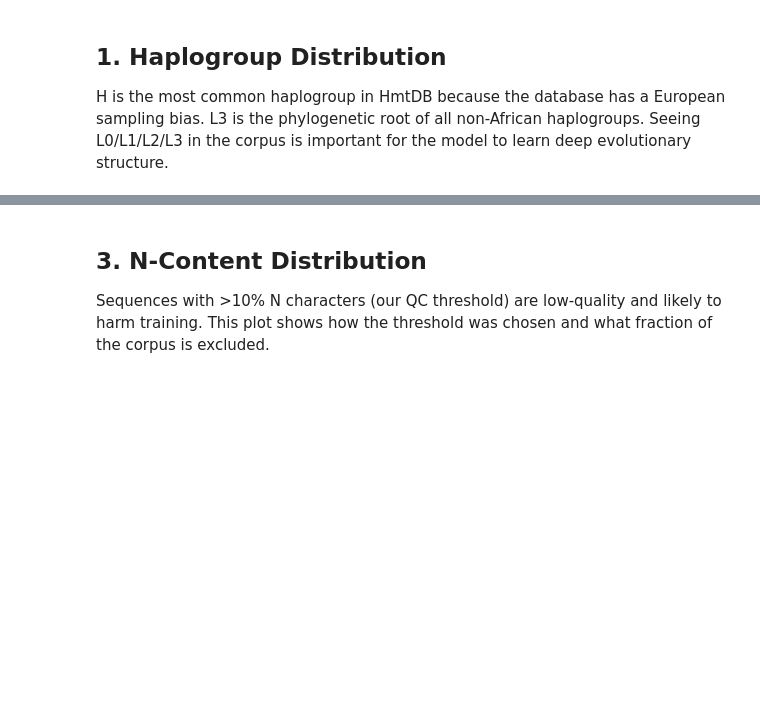
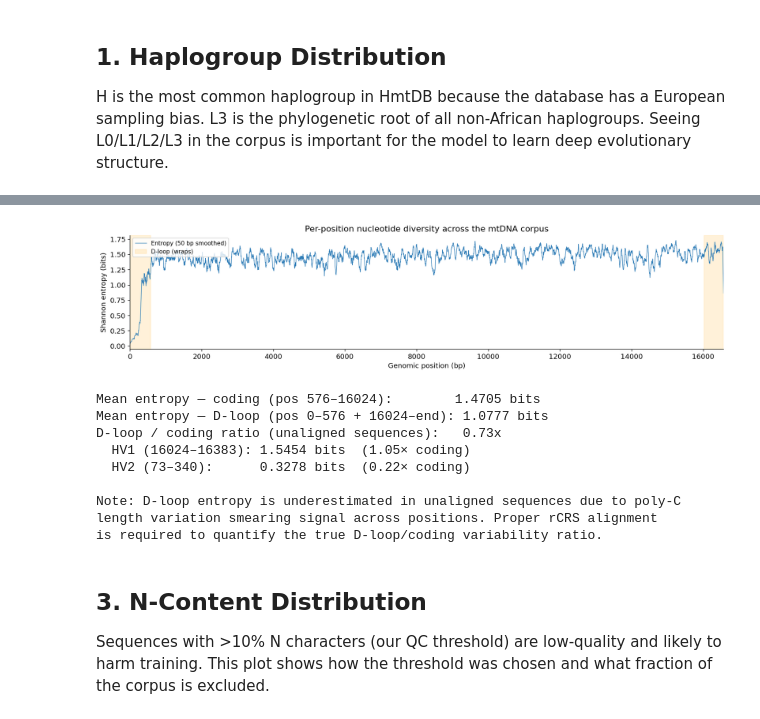
Before and after one commit to vthawfeek/mtdna-foundation-model, a Jupyter notebook: notebooks/01_data_exploration.ipynb, the cells around one changed output, grey strips where cells are left out. Saved outputs shown, nothing was run; the diff lists cells and outputs as text; code cells hidden in the pictures; blank space fills up the shorter version.

```diff
--- a/notebooks/01_data_exploration.ipynb
+++ b/notebooks/01_data_exploration.ipynb
@@ -154,6 +176,6 @@ correctly assign positions to the right side of the D-loop boundary.
 # %%
-DLOOP_START = 576
-DLOOP_END   = 16024  # approximate; precise boundaries vary by annotation
+DLOOP_START = 576    # rCRS: D-loop ends / coding begins
+DLOOP_END   = 16024  # rCRS: coding ends / D-loop begins again
 
 # Compute per-position nucleotide frequency matrix
 # Subsample for speed if corpus is large
@@ -166,39 +188,64 @@ if len(sample_seqs) > 2000:
 # Truncate or pad each sequence to RCRS_LENGTH for the matrix
 seq_matrix = np.array(
     [list(s[:RCRS_LENGTH].ljust(RCRS_LENGTH, "N")) for s in sample_seqs],
     dtype="U1"
 )
 
 bases = list("ACGTN")
 freqs = np.stack([(seq_matrix == b).mean(axis=0) for b in bases], axis=0)  # (5, 16569)
 
 # Shannon entropy at each position (log2, bits)
 pos_entropy = np.array(
     [scipy_entropy(freqs[:, pos] + 1e-9, base=2) for pos in range(RCRS_LENGTH)]
 )
 
 # Smoothed for readability (window=50 bp)
 window = 50
 smoothed = np.convolve(pos_entropy, np.ones(window) / window, mode="same")
 
+# D-loop wraps at both ends of the linear sequence (orange shading)
 fig, ax = plt.subplots(figsize=(14, 3.5))
 ax.plot(smoothed, lw=0.8, color="#2c7bb6", label="Entropy (50 bp smoothed)")
-ax.axvspan(DLOOP_START, DLOOP_END, alpha=0.12, color="orange", label="D-loop region")
+ax.axvspan(0, DLOOP_START, alpha=0.15, color="orange", label="D-loop (wraps)")
+ax.axvspan(DLOOP_END, RCRS_LENGTH, alpha=0.15, color="orange")
 ax.set_xlabel("Genomic position (bp)")
 ax.set_ylabel("Shannon entropy (bits)")
 ax.set_title("Per-position nucleotide diversity across the mtDNA corpus")
 ax.set_xlim(0, RCRS_LENGTH)
 ax.legend(loc="upper left", fontsize=9)
 plt.tight_layout()
 plt.savefig(FIGURES_DIR / "positional_entropy.png", bbox_inches="tight")
 plt.show()
 
-dloop_entropy  = pos_entropy[DLOOP_START:DLOOP_END].mean()
-coding_entropy = np.concatenate([pos_entropy[:DLOOP_START], pos_entropy[DLOOP_END:]]).mean()
+# Correct coordinates: D-loop = ends of linear sequence; coding = middle
+coding_entropy = pos_entropy[DLOOP_START:DLOOP_END].mean()
+dloop_entropy  = np.concatenate([pos_entropy[:DLOOP_START], pos_entropy[DLOOP_END:]]).mean()
 ratio = dloop_entropy / coding_entropy if coding_entropy > 0 else float("inf")
-print(f"Mean entropy — D-loop: {dloop_entropy:.4f} bits")
-print(f"Mean entropy — coding: {coding_entropy:.4f} bits")
-print(f"D-loop / coding ratio: {ratio:.1f}x")
+
+# HV1 and HV2 specifically
+hv1_entropy = pos_entropy[16024:16383].mean()
+hv2_entropy = pos_entropy[73:340].mean()
+
+print(f"Mean entropy — coding (pos 576–16024):        {coding_entropy:.4f} bits")
+print(f"Mean entropy — D-loop (pos 0–576 + 16024–end): {dloop_entropy:.4f} bits")
+print(f"D-loop / coding ratio (unaligned sequences):   {ratio:.2f}x")
+print(f"  HV1 (16024–16383): {hv1_entropy:.4f} bits  ({hv1_entropy/coding_entropy:.2f}× coding)")
+print(f"  HV2 (73–340):      {hv2_entropy:.4f} bits  ({hv2_entropy/coding_entropy:.2f}× coding)")
+print()
+print("Note: D-loop entropy is underestimated in unaligned sequences due to poly-C")
+print("length variation smearing signal across positions. Proper rCRS alignment")
+print("is required to quantify the true D-loop/coding variability ratio.")
+# %% [output]
+[figure, added]
+Mean entropy — coding (pos 576–16024):        1.4705 bits
+Mean entropy — D-loop (pos 0–576 + 16024–end): 1.0777 bits
+D-loop / coding ratio (unaligned sequences):   0.73x
+  HV1 (16024–16383): 1.5454 bits  (1.05× coding)
+  HV2 (73–340):      0.3278 bits  (0.22× coding)
+
+Note: D-loop entropy is underestimated in unaligned sequences due to poly-C
+length variation smearing signal across positions. Proper rCRS alignment
+is required to quantify the true D-loop/coding variability ratio.
 # %% [markdown]
 ## 3. N-Content Distribution
 
```
Also changed, not shown: parts of 9 cells of this notebook, 21 other files.
